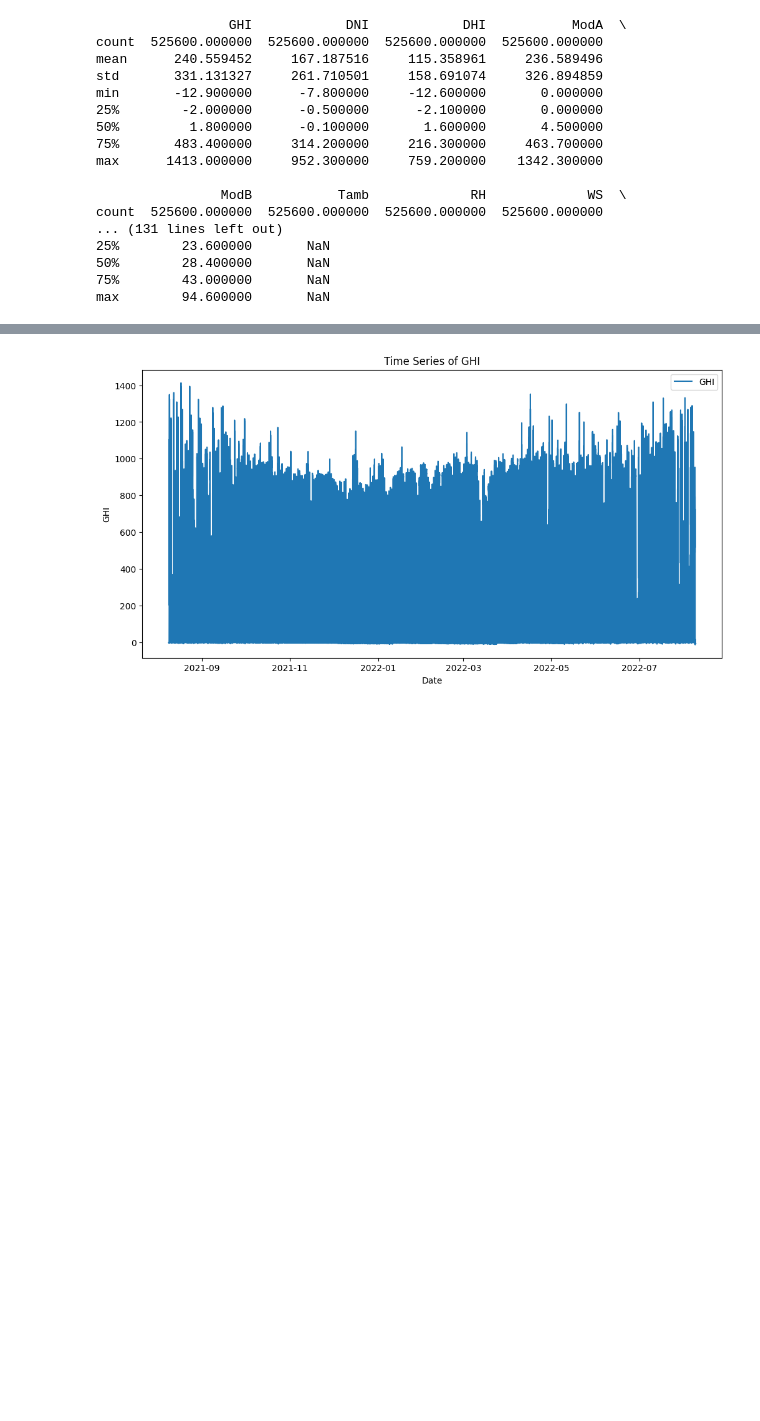
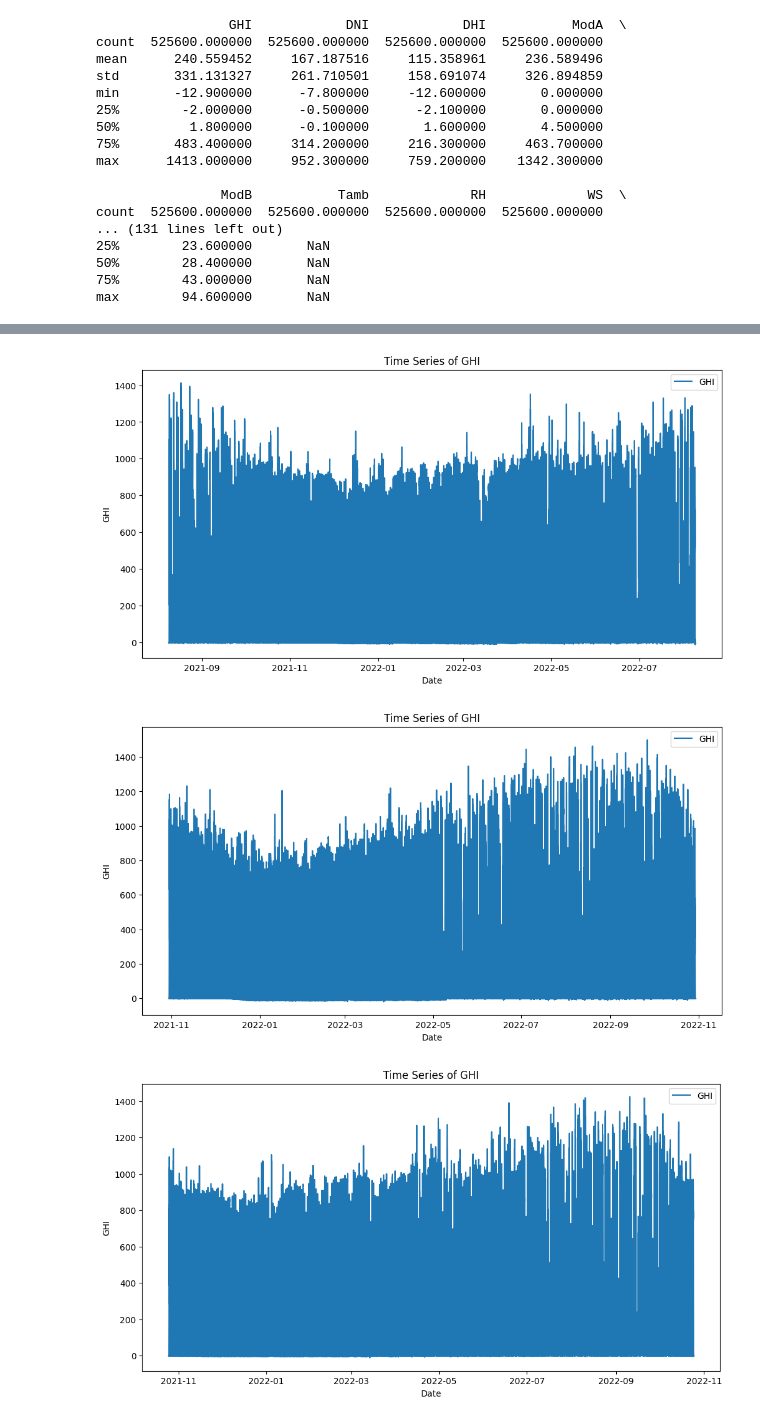
Before and after one commit to Alpha-Mintamir/solar_farm_data_analysis, a Jupyter notebook: notebooks/exploratory_data_analysis.ipynb, the cells around one changed output, grey strips where cells are left out. Cells and saved outputs as stored; diff of their text form; code cells hidden in the pictures; blank space fills up the shorter version.

Commit message:
edited the nootbook and unitest
I added the print statement for the togo and sierraleone data. after that I edited the test code

```diff
--- a/notebooks/exploratory_data_analysis.ipynb
+++ b/notebooks/exploratory_data_analysis.ipynb
@@ -102,19 +106,23 @@ WD                    0
 # %%
 import matplotlib.pyplot as plt
 
 def plot_time_series(df, column):
     df['Timestamp'] = pd.to_datetime(df['Timestamp'])
     plt.figure(figsize=(12, 6))
     plt.plot(df['Timestamp'], df[column], label=column)
     plt.xlabel('Date')
     plt.ylabel(column)
     plt.title(f'Time Series of {column}')
     plt.legend()
     plt.show()
 
 plot_time_series(df_benin, 'GHI')
+plot_time_series(df_sierraleone, 'GHI')
+plot_time_series(df_togo, 'GHI')
 # %% [output]
 [figure]
+[figure, added]
+[figure, added]
 # %%
 import seaborn as sns
 
```
Also changed, not shown: parts of 4 cells of this notebook, 1 other file.
